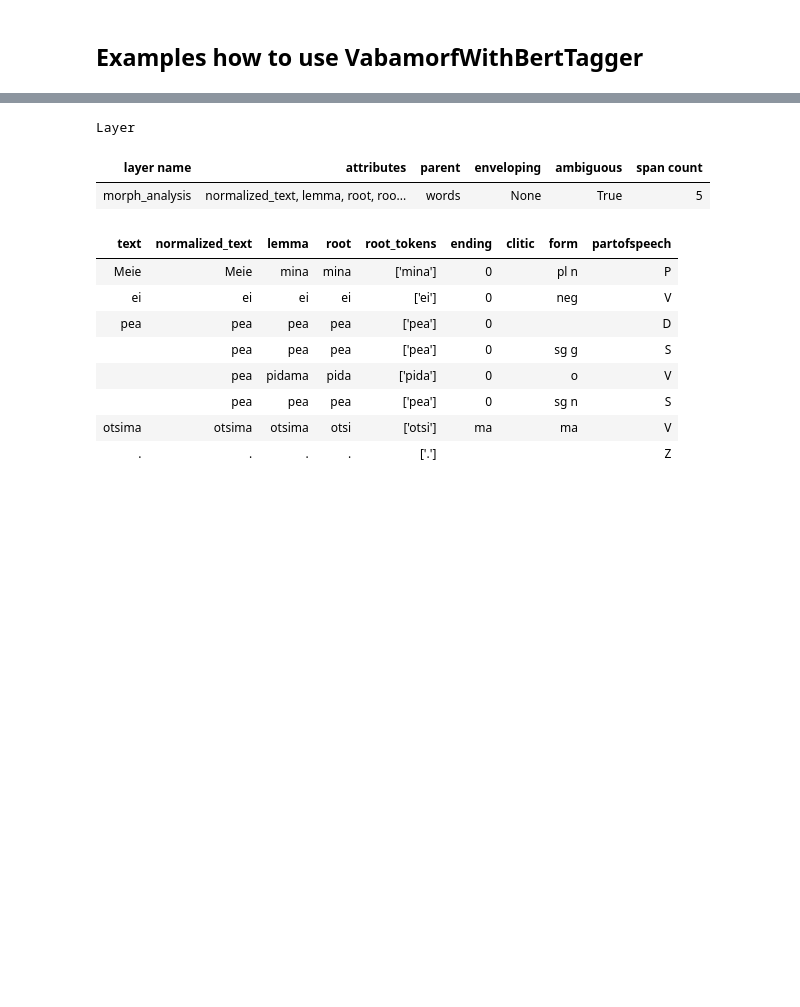
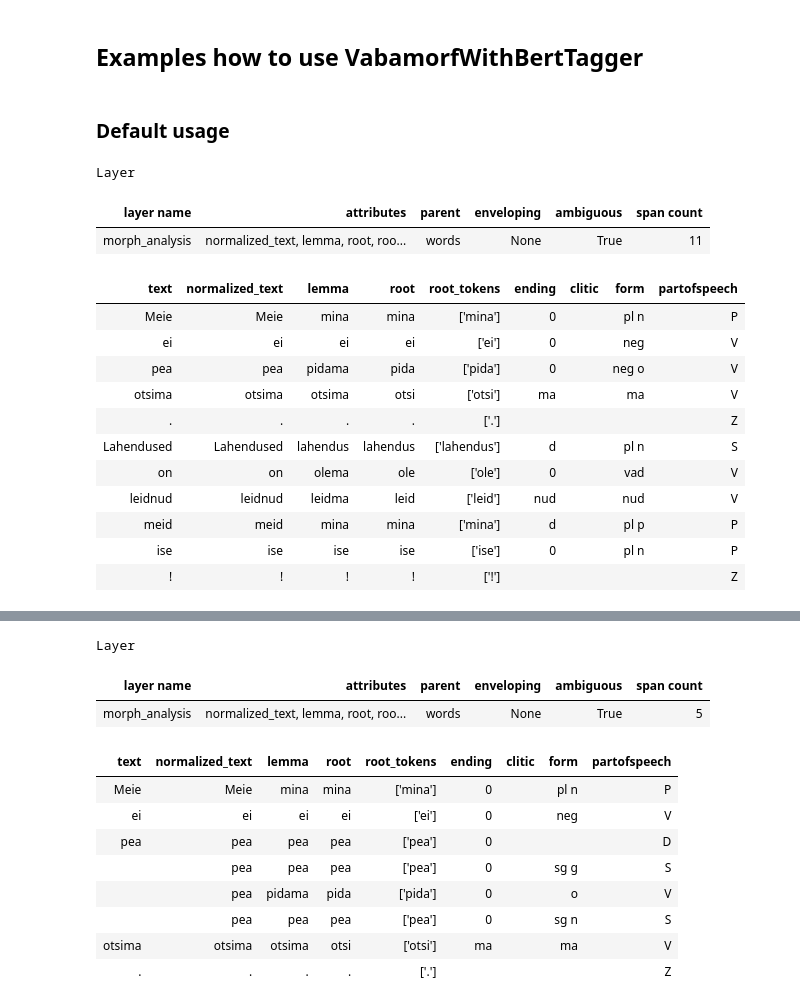
Before and after one commit to estnltk/estnltk, a Jupyter notebook: tutorials/nlp_pipeline/B_morphology/04_vabamorf_with_bert_based_disambiguation.ipynb, the cells around one changed output, grey strips where cells are left out. Saved outputs shown, nothing was run; the diff lists cells and outputs as text; code cells hidden in the pictures; blank space fills up the shorter version.

```diff
--- a/tutorials/nlp_pipeline/B_morphology/04_vabamorf_with_bert_based_disambiguation.ipynb
+++ b/tutorials/nlp_pipeline/B_morphology/04_vabamorf_with_bert_based_disambiguation.ipynb
@@ -12,5 +30,29 @@ VabamorfWithBertTagger uses
 # %% [markdown]
 ## Examples how to use VabamorfWithBertTagger
+# %% [markdown]
+### Default usage
 # %%
 from estnltk import Text
 from estnltk_neural.taggers import VabamorfWithBertTagger
+# %%
+txt0 = Text("Meie ei pea otsima. Lahendused on leidnud meid ise!")
+txt0.tag_layer(["words", "sentences"])
+vbt = VabamorfWithBertTagger()
+vbt.tag( txt0 )
+txt0["morph_analysis"]
+# %% [output]
+Layer
+| layer name | attributes | parent | enveloping | ambiguous | span count |
+| morph_analysis | normalized_text, lemma, root, roo... | words | None | True | 11 |
+| text | normalized_text | lemma | root | root_tokens | ending | clitic | form | partofspeech |
+| Meie | Meie | mina | mina | ['mina'] | 0 |  | pl n | P |
+| ei | ei | ei | ei | ['ei'] | 0 |  | neg | V |
+| pea | pea | pidama | pida | ['pida'] | 0 |  | neg o | V |
+| otsima | otsima | otsima | otsi | ['otsi'] | ma |  | ma | V |
+| . | . | . | . | ['.'] |  |  |  | Z |
+| Lahendused | Lahendused | lahendus | lahendus | ['lahendus'] | d |  | pl n | S |
+| on | on | olema | ole | ['ole'] | 0 |  | vad | V |
+| leidnud | leidnud | leidma | leid | ['leid'] | nud |  | nud | V |
+| meid | meid | mina | mina | ['mina'] | d |  | pl p | P |
+| ise | ise | ise | ise | ['ise'] | 0 |  | pl n | P |
+| ! | ! | ! | ! | ['!'] |  |  |  | Z |
```
Also changed, not shown: parts of 16 cells of this notebook.
